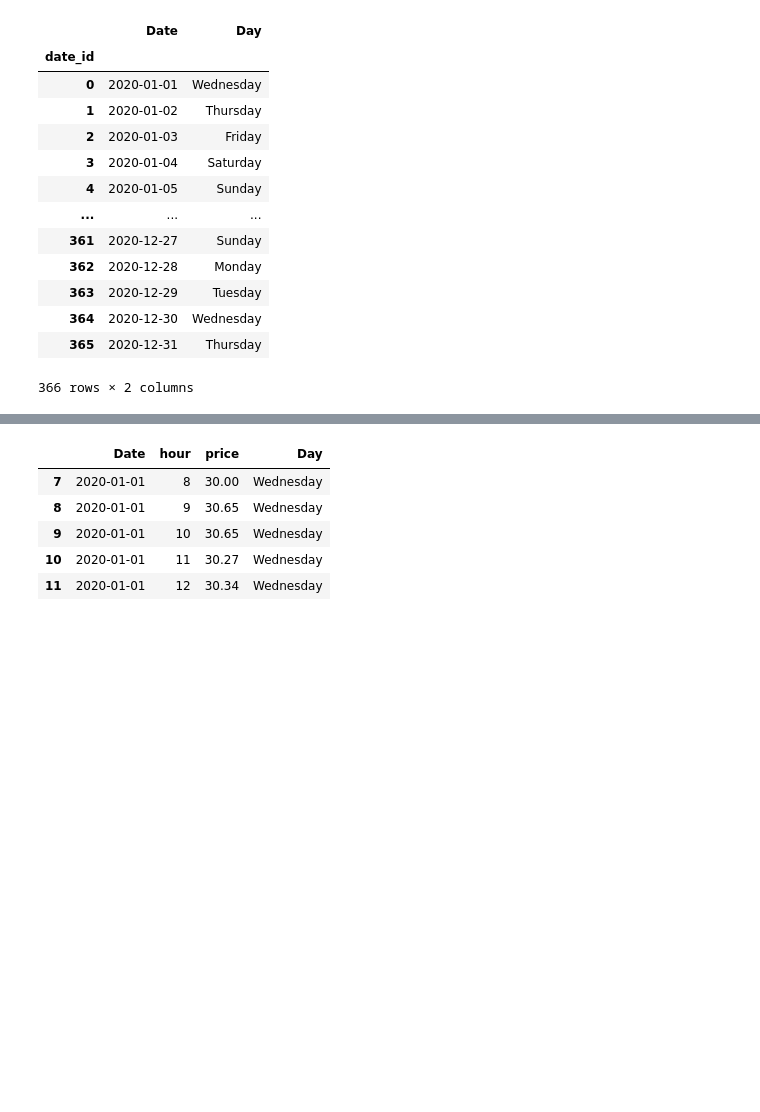
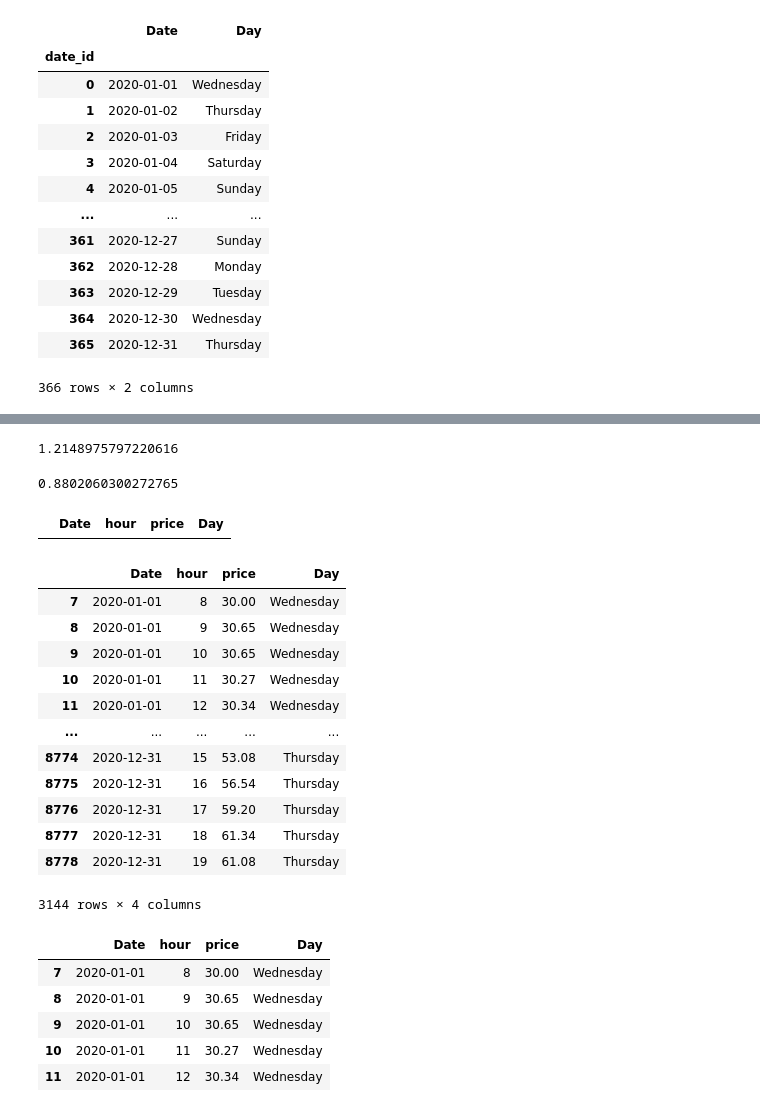
Before and after one commit to sjshtura/Code_Snippets, a Jupyter notebook: task.ipynb, the cells around one changed output, grey strips where cells are left out. Saved outputs shown, nothing was run; the diff lists cells and outputs as text; code cells hidden in the pictures; blank space fills up the shorter version.

```diff
--- a/task.ipynb
+++ b/task.ipynb
@@ -128,0 +138,8 @@ df_with_data.drop(haupt_tarrif[cond].index, inplace = True)
+# %%
+ht_factor
+# %% [output]
+1.2148975797220616
+# %%
+neben_tarif("ht_nt_price.xlsx")
+# %% [output]
+0.8802060300272765
@@ -129,7 +149,27 @@ df_with_data.drop(haupt_tarrif[cond].index, inplace = True)
+# %%
+new_df
+# %% [output]
+|  | Date | hour | price | Day |
 # %%
-#neben_tarrif = df_with_data[(df_with_data["hour"].isin([1, 2, 3, 4, 5, 6, 7, 20, 21, 22, 23, 24]) & df_with_data["Day"].isin(['Wednesday', 'Thursday', 'Friday', 'Monday', 'Tuesday'])) |(df_with_data["Day"].isin(['Saturday', 'Sunday']))]
-
-#neben_tarrif.head()
+neben_tarrif = df_with_data[(df_with_data["hour"].isin([1, 2, 3, 4, 5, 6, 7, 20, 21, 22, 23, 24]) & df_with_data["Day"].isin(['Wednesday', 'Thursday', 'Friday', 'Monday', 'Tuesday'])) |(df_with_data["Day"].isin(['Saturday', 'Sunday']))]
+neben_tarrif.head()
+cond = df_with_data['hour'].isin(neben_tarrif['hour'])
+df_with_data.drop(neben_tarrif[cond].index, inplace = True)
+df_with_data
+# %% [output]
+|  | Date | hour | price | Day |
+| 7 | 2020-01-01 | 8 | 30.00 | Wednesday |
+| 8 | 2020-01-01 | 9 | 30.65 | Wednesday |
+| 9 | 2020-01-01 | 10 | 30.65 | Wednesday |
+| 10 | 2020-01-01 | 11 | 30.27 | Wednesday |
+| 11 | 2020-01-01 | 12 | 30.34 | Wednesday |
+| ... | ... | ... | ... | ... |
+| 8774 | 2020-12-31 | 15 | 53.08 | Thursday |
+| 8775 | 2020-12-31 | 16 | 56.54 | Thursday |
+| 8776 | 2020-12-31 | 17 | 59.20 | Thursday |
+| 8777 | 2020-12-31 | 18 | 61.34 | Thursday |
+| 8778 | 2020-12-31 | 19 | 61.08 | Thursday |
+3144 rows × 4 columns
 # %%
 haupt_tarrif.head()
 # %% [output]
```
Also changed, not shown: parts of 15 cells of this notebook, 7 other files.
